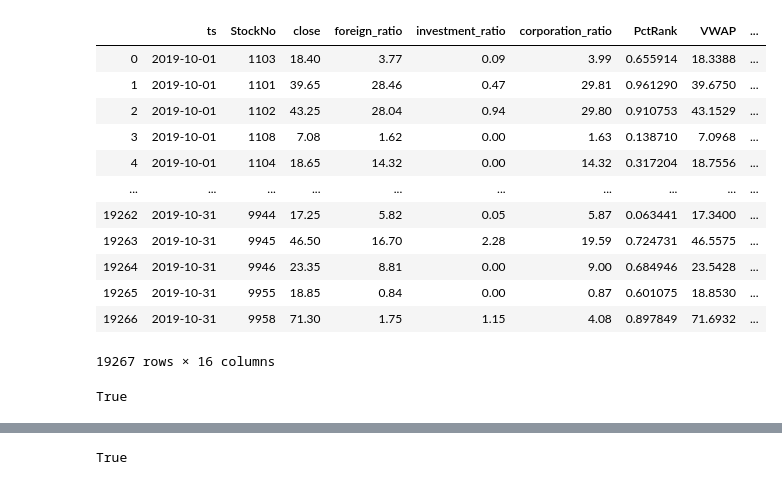
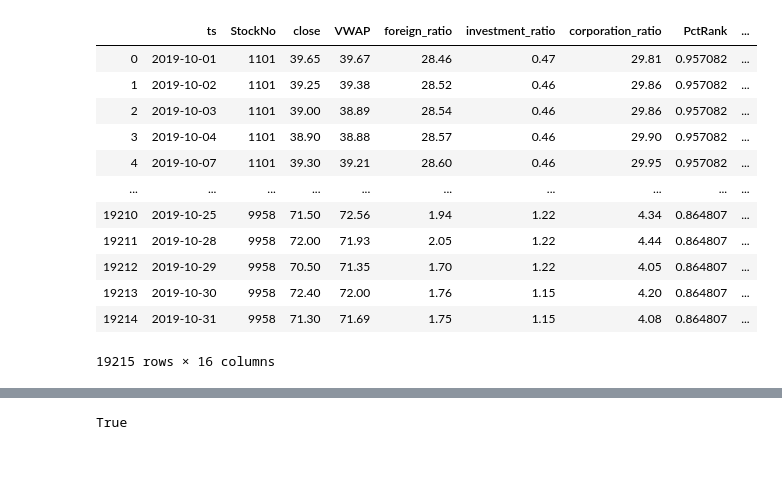
Before and after one commit to datateams0982/Inventory_Check, a Jupyter notebook: PredictModel/Evaluation_online.ipynb, the cells around one changed output, grey strips where cells are left out. Cells and saved outputs as stored; diff of their text form; code cells hidden in the pictures.

```diff
--- a/PredictModel/Evaluation_online.ipynb
+++ b/PredictModel/Evaluation_online.ipynb
@@ -16,21 +16,21 @@ import numpy as np
 from plotly.subplots import make_subplots
 # %%
 file_path = 'D:\\test_prediction_results_201910.csv'
-origin_path = 'D:\\庫存健診開發\\data\\labeled_all.csv'
+origin_path = 'D:\\201910_label.csv'
 
 prediction, df = func.read_prediction(file_path, origin_path)
 df
 # %% [output]
-|  | ts | StockNo | close | foreign_ratio | investment_ratio | corporation_ratio | PctRank | VWAP | ... |
-| 0 | 2019-10-01 | 1103 | 18.40 | 3.77 | 0.09 | 3.99 | 0.655914 | 18.3388 | ... |
-| 1 | 2019-10-01 | 1101 | 39.65 | 28.46 | 0.47 | 29.81 | 0.961290 | 39.6750 | ... |
-| 2 | 2019-10-01 | 1102 | 43.25 | 28.04 | 0.94 | 29.80 | 0.910753 | 43.1529 | ... |
-| 3 | 2019-10-01 | 1108 | 7.08 | 1.62 | 0.00 | 1.63 | 0.138710 | 7.0968 | ... |
-| 4 | 2019-10-01 | 1104 | 18.65 | 14.32 | 0.00 | 14.32 | 0.317204 | 18.7556 | ... |
+|  | ts | StockNo | close | VWAP | foreign_ratio | investment_ratio | corporation_ratio | PctRank | ... |
+| 0 | 2019-10-01 | 1101 | 39.65 | 39.67 | 28.46 | 0.47 | 29.81 | 0.957082 | ... |
+| 1 | 2019-10-02 | 1101 | 39.25 | 39.38 | 28.52 | 0.46 | 29.86 | 0.957082 | ... |
+| 2 | 2019-10-03 | 1101 | 39.00 | 38.89 | 28.54 | 0.46 | 29.86 | 0.957082 | ... |
+| 3 | 2019-10-04 | 1101 | 38.90 | 38.88 | 28.57 | 0.46 | 29.90 | 0.957082 | ... |
+| 4 | 2019-10-07 | 1101 | 39.30 | 39.21 | 28.60 | 0.46 | 29.95 | 0.957082 | ... |
 | ... | ... | ... | ... | ... | ... | ... | ... | ... | ... |
-| 19262 | 2019-10-31 | 9944 | 17.25 | 5.82 | 0.05 | 5.87 | 0.063441 | 17.3400 | ... |
-| 19263 | 2019-10-31 | 9945 | 46.50 | 16.70 | 2.28 | 19.59 | 0.724731 | 46.5575 | ... |
-| 19264 | 2019-10-31 | 9946 | 23.35 | 8.81 | 0.00 | 9.00 | 0.684946 | 23.5428 | ... |
-| 19265 | 2019-10-31 | 9955 | 18.85 | 0.84 | 0.00 | 0.87 | 0.601075 | 18.8530 | ... |
-| 19266 | 2019-10-31 | 9958 | 71.30 | 1.75 | 1.15 | 4.08 | 0.897849 | 71.6932 | ... |
+| 19210 | 2019-10-25 | 9958 | 71.50 | 72.56 | 1.94 | 1.22 | 4.34 | 0.864807 | ... |
+| 19211 | 2019-10-28 | 9958 | 72.00 | 71.93 | 2.05 | 1.22 | 4.44 | 0.864807 | ... |
+| 19212 | 2019-10-29 | 9958 | 70.50 | 71.35 | 1.70 | 1.22 | 4.05 | 0.864807 | ... |
+| 19213 | 2019-10-30 | 9958 | 72.40 | 72.00 | 1.76 | 1.15 | 4.20 | 0.864807 | ... |
+| 19214 | 2019-10-31 | 9958 | 71.30 | 71.69 | 1.75 | 1.15 | 4.08 | 0.864807 | ... |
-19267 rows × 16 columns
+19215 rows × 16 columns
@@ -49,4 +36,0 @@ df.to_sql('INV_CHECK_OUTPUT', con= engine, index=False, if_exists='append', chun
-# %%
-func.verification(df)
-# %% [output]
-True
```
Also changed, not shown: parts of 12 cells of this notebook, 41 other files.
